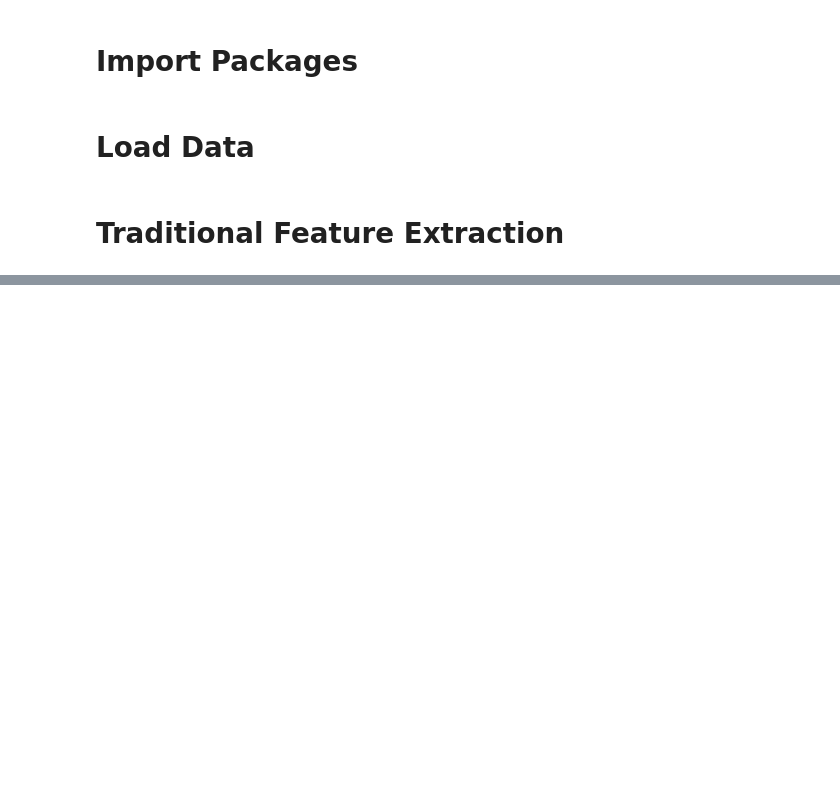
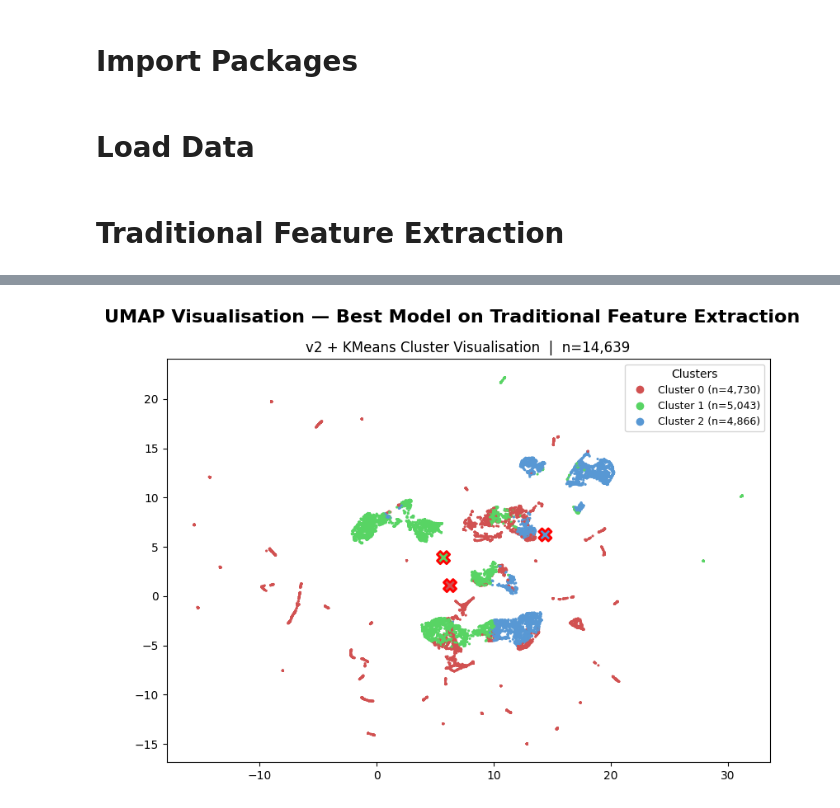
Before and after one commit to priscillaashleyw/Clustering-Sentiment-Analysis, a Jupyter notebook: trad_feature_extraction.ipynb, the cells around one changed output, grey strips where cells are left out. Drawn from its saved outputs; the diff is of its cells as text; code cells hidden in the pictures; blank space fills up the shorter version.

```diff
--- a/trad_feature_extraction.ipynb
+++ b/trad_feature_extraction.ipynb
@@ -379,0 +317,96 @@ Running Traditional Feature Visualisation: v2 + KMeans (Hungarian winner)
+# %%
+# ===========================
+# Visualise the best saved traditional-feature model (Hungarian winner)
+# ===========================
+
+
+RANDOM_STATE = 42
+palette = ["#d15151", "#58d464", "#5898d4"]  # red / green / blue
+
+# ---- Paths for the traditional-feature (TFE) artifacts ----
+META_JSON = "model/tfe_pipeline_meta.json"
+PIPE_PATH = "model/tfe_pipeline.pkl"
+
+# ---- Load saved artifacts ----
+with open(META_JSON, "r") as f:
+    meta = json.load(f)
+
+print(f"Best model (by Hungarian): {meta['feature_version']} + {meta['model_type']}")
+print("Params:", meta.get("param", "-"))
+print("Metrics:", meta["metrics"])
+
+winner_pack = joblib.load(PIPE_PATH)
+
+# winner_pack structure (from training code):
+# {
+#   "feature_version": ...,
+#   "preprocess": {"scaler": <StandardScaler>, "repr": "l2" or "std"},
+#   "model_type": "KMeans" | "GMM" | "Agglo",
+#   "estimator": <fitted estimator>,
+#   "sil_metric": "cosine" | "euclidean",
+#   ... (branch-specific fields)
+# }
+
+# ---- Rebuild features on FULL TEXTS and apply saved preprocessing ----
+version = winner_pack["feature_version"]
+scaler  = winner_pack["preprocess"]["scaler"]
+repr_   = winner_pack["preprocess"]["repr"]
+sil_metric = winner_pack["sil_metric"]
+est     = winner_pack["estimator"]
+
+# texts_full is assumed to be defined earlier in your notebook
+X_raw = extract_features(texts_full, version=version)
+X_std = scaler.transform(X_raw).astype(np.float64)
+X_use = normalize(X_std, norm="l2") if repr_ == "l2" else X_std
+
+# ---- Get labels (Agglo/KMeans have labels_, GMM needs predict) ----
+if hasattr(est, "labels_") and getattr(est, "labels_") is not None:
+    labels = est.labels_
+else:
+    labels = est.predict(X_use)
+
+# ---------------------------
+# Reduce to 2D for plotting
+# ---------------------------
+umap_metric = "cosine" if sil_metric == "cosine" else "euclidean"
+umap_2d = umap.UMAP(
+    n_neighbors=50, min_dist=0.1, n_components=2,
+    metric=umap_metric, random_state=RANDOM_STATE
+)
+X_vis = umap_2d.fit_transform(X_use)
+
+# ---------------------------
+# Plot
+# ---------------------------
+fig, ax = plt.subplots(figsize=(8, 6))
+
+# Robust color mapping (handles arbitrary label sets)
+unique_labels = np.unique(labels)
+color_map = {k: palette[i % len(palette)] for i, k in enumerate(unique_labels)}
+point_colors = [color_map[k] for k in labels]
+
+ax.scatter(X_vis[:, 0], X_vis[:, 1], c=point_colors, s=5, edgecolor="none")
+
+# Legend with counts
+_, counts = np.unique(labels, return_counts=True)
+handles = [
+    plt.Line2D([0], [0], marker='o', color='w',
+               label=f"Cluster {k} (n={counts[i]:,})",
+               markerfacecolor=color_map[k], markersize=8)
+    for i, k in enumerate(unique_labels)
+]
+ax.legend(handles=handles, title="Clusters", loc="best", fontsize=9)
+
+# Centroids in the visual space
+centroids = np.vstack([X_vis[labels == k].mean(axis=0) for k in unique_labels])
+ax.scatter(centroids[:, 0], centroids[:, 1], s=120, marker="X",
+           c=[color_map[k] for k in unique_labels],
+           edgecolor="red", linewidth=2.0, zorder=3)
+
+# Titles
+branch_name = f"{meta['feature_version']} + {meta['model_type']}"
+ax.set_title(f"{branch_name} Cluster Visualisation  |  n={len(labels):,}", fontsize=12)
+plt.suptitle("UMAP Visualisation — Best Model on Traditional Feature Extraction", fontsize=16, fontweight="bold")
+plt.tight_layout()
+plt.show()
+# %% [output]
@@ -379,0 +416 @@ Running Traditional Feature Visualisation: v2 + KMeans (Hungarian winner)
+[figure, added]
```
Also changed, not shown: parts of 6 cells of this notebook, 2 other files.
